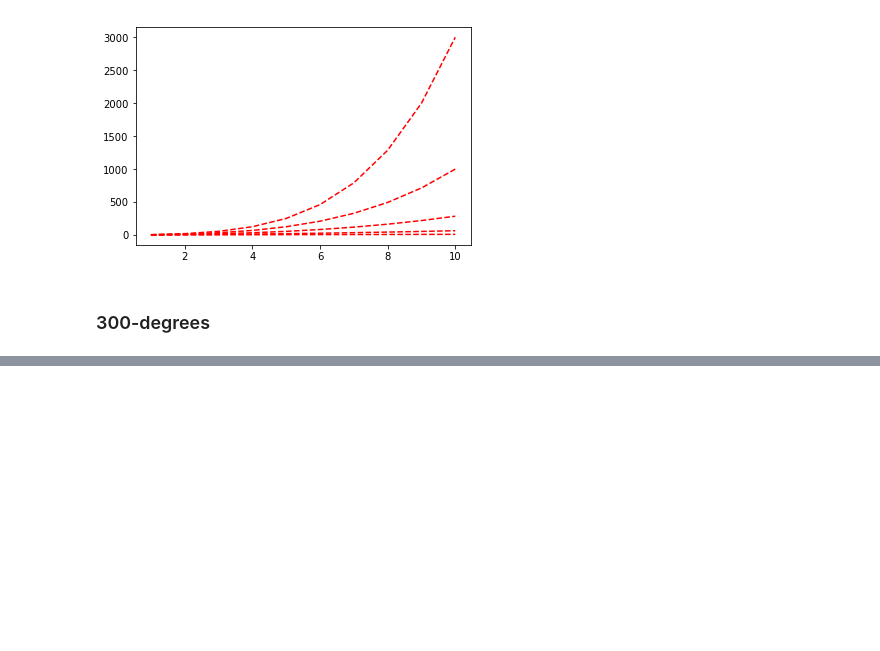
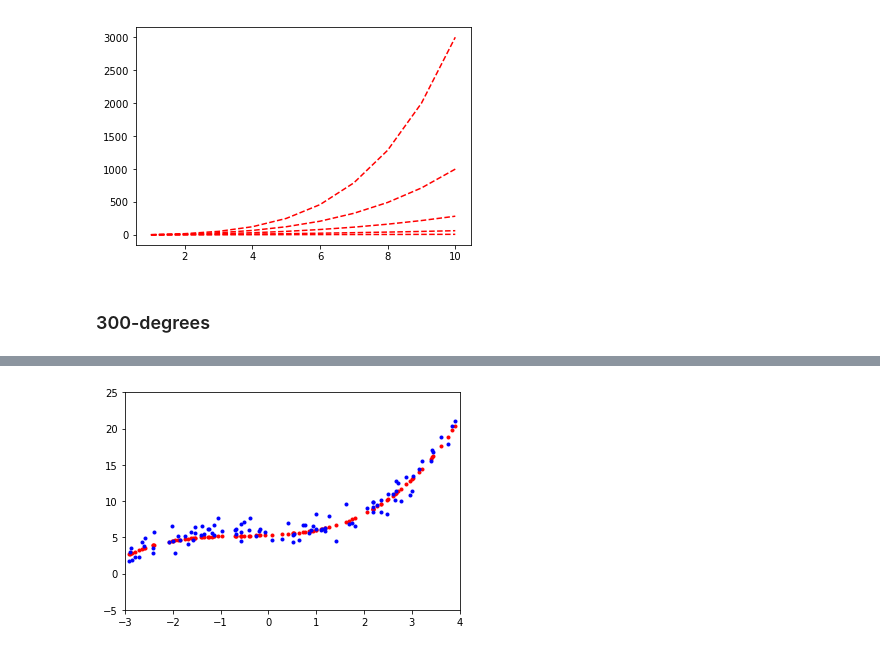
Before and after one commit to Xpitfire/handson-ml, a Jupyter notebook: 04_Exercisse_Math.ipynb, the cells around one changed output, grey strips where cells are left out. Saved outputs shown, nothing was run; the diff lists cells and outputs as text; code cells hidden in the pictures; blank space fills up the shorter version.

Commit message:
Continued ex 4

```diff
--- a/04_Exercisse_Math.ipynb
+++ b/04_Exercisse_Math.ipynb
@@ -481,0 +513,27 @@ plt.show()
+# %%
+sgd_reg = SGDRegressor(n_iter=1, warm_start=True, penalty=None, learning_rate="constant", eta0=0.03)
+minimum_val_error = float("inf")
+best_epoch = None
+best_model = None
+
+for epoch in range(1000):
+    sgd_reg.fit(X_train_poly_scaled, y_train.ravel()) # continues where it left off
+    y_val_predict = sgd_reg.predict(X_val_poly_scaled)
+    val_error = mean_squared_error(y_val_predict, y_val)
+    if val_error < minimum_val_error:
+        minimum_val_error = val_error
+        best_epoch = epoch
+        best_model = clone(sgd_reg)
+# %%
+X_test = poly_features.transform(X)
+X_test = scaler.transform(X_test)
+
+best_model.fit(X_test, y.ravel())
+y_val_predict_best = best_model.predict(X_test)
+# %%
+plt.plot(X, y_val_predict_best, 'r.')
+plt.plot(X, y, 'b.')
+plt.axis([-3, 4, -5, 25])
+plt.show()
+# %% [output]
+[figure, added]
```
Also changed, not shown: parts of 19 cells of this notebook.
